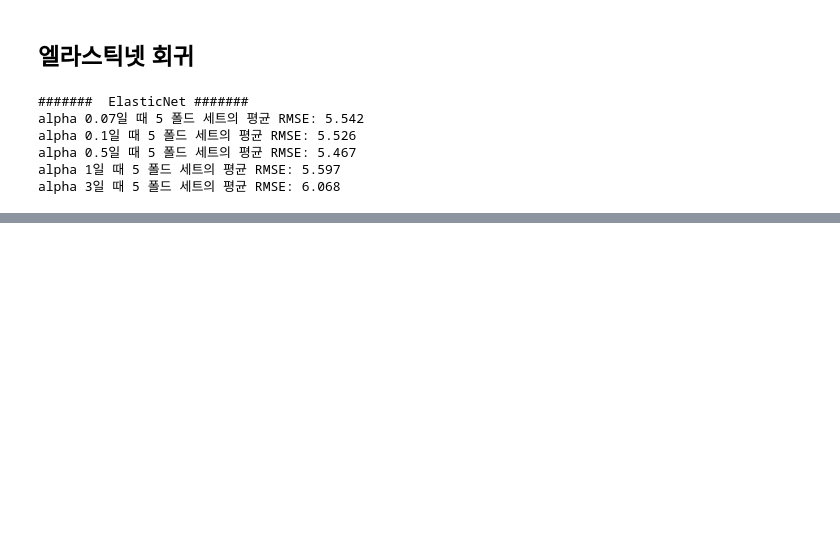
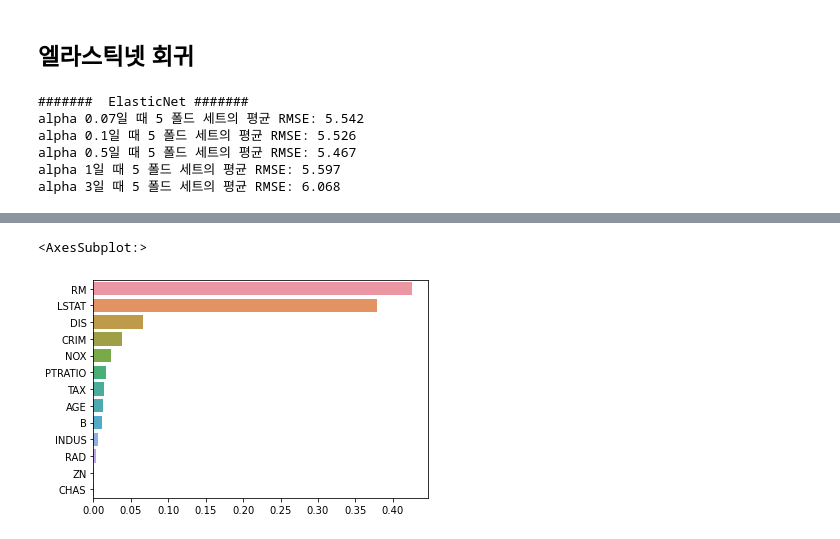
Before and after one commit to data-easyeon/book-ML_perfect_guide, a Jupyter notebook: CHAPTER 05.ipynb, the cells around one changed output, grey strips where cells are left out. Cells and saved outputs as stored; diff of their text form; code cells hidden in the pictures; blank space fills up the shorter version.

```diff
--- a/CHAPTER 05.ipynb
+++ b/CHAPTER 05.ipynb
@@ -536,0 +677,26 @@ coeff_elastic_df.sort_values(by=sort_column, ascending=False)
+# %%
+from sklearn.datasets import load_boston
+from sklearn.model_selection import cross_val_score
+from sklearn.ensemble import RandomForestRegressor
+import pandas as pd
+import numpy as np
+import warnings
+warnings.filterwarnings('ignore')
+%matplotlib inline
+
+# 보스턴 데이터 세트 로드
+boston = load_boston()
+bostonDF = pd.DataFrame(boston.data, columns = boston.feature_names)
+
+bostonDF['PRICE'] = boston.target
+y_target = bostonDF['PRICE']
+X_data = bostonDF.drop(['PRICE'], axis=1,inplace=False)
+
+rf = RandomForestRegressor(random_state=0, n_estimators=1000)
+neg_mse_scores = cross_val_score(rf, X_data, y_target, scoring="neg_mean_squared_error", cv = 5)
+rmse_scores  = np.sqrt(-1 * neg_mse_scores)
+avg_rmse = np.mean(rmse_scores)
+
+print(' 5 교차 검증의 개별 Negative MSE scores: ', np.round(neg_mse_scores, 2))
+print(' 5 교차 검증의 개별 RMSE scores : ', np.round(rmse_scores, 2))
+print(' 5 교차 검증의 평균 RMSE : {0:.3f} '.format(avg_rmse))
@@ -536,0 +743,17 @@ coeff_elastic_df.sort_values(by=sort_column, ascending=False)
+# %%
+# Regressor 클래스는 선형 회귀와는 다른 처리 방식이기 때문에 회귀 계수를 제공하는 coef_ 속성이 없으므로 feature_importances_를 통해 피처 중요도를 확인 가능
+
+import seaborn as sns
+%matplotlib inline
+
+rf_reg = RandomForestRegressor(n_estimators=1000)
+
+# 앞 예제에서 만들어진 X_data, y_target 데이터 세트를 적용해 학습
+rf_reg.fit(X_data, y_target)
+
+feature_series = pd.Series(data=rf_reg.feature_importances_, index=X_data.columns ) # linearRegression의 경우에는 모델.coef_를 사용!
+feature_series = feature_series.sort_values(ascending=False)
+sns.barplot(x= feature_series, y=feature_series.index)
+# %% [output]
+<AxesSubplot:>
+[figure, added]
```
Also changed, not shown: parts of 51 cells of this notebook.
